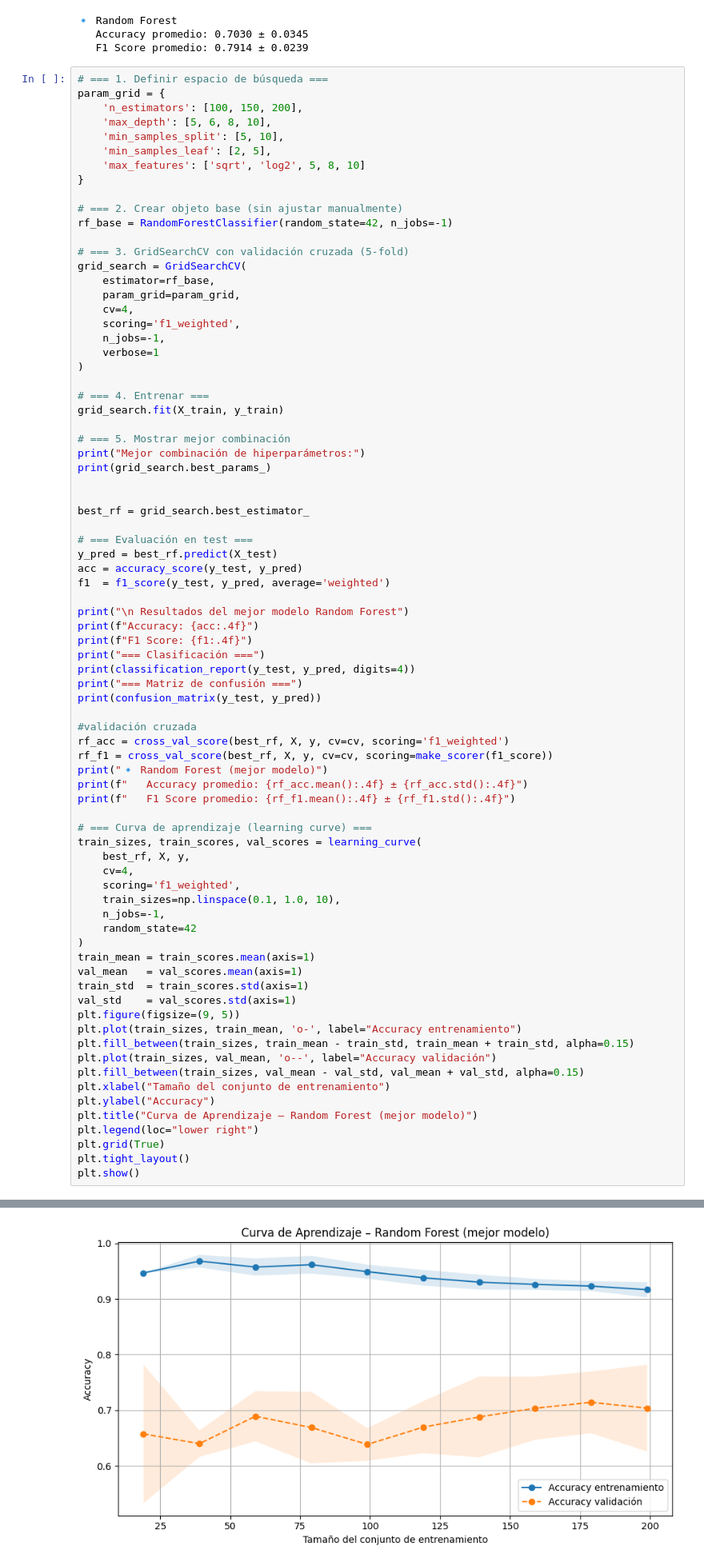
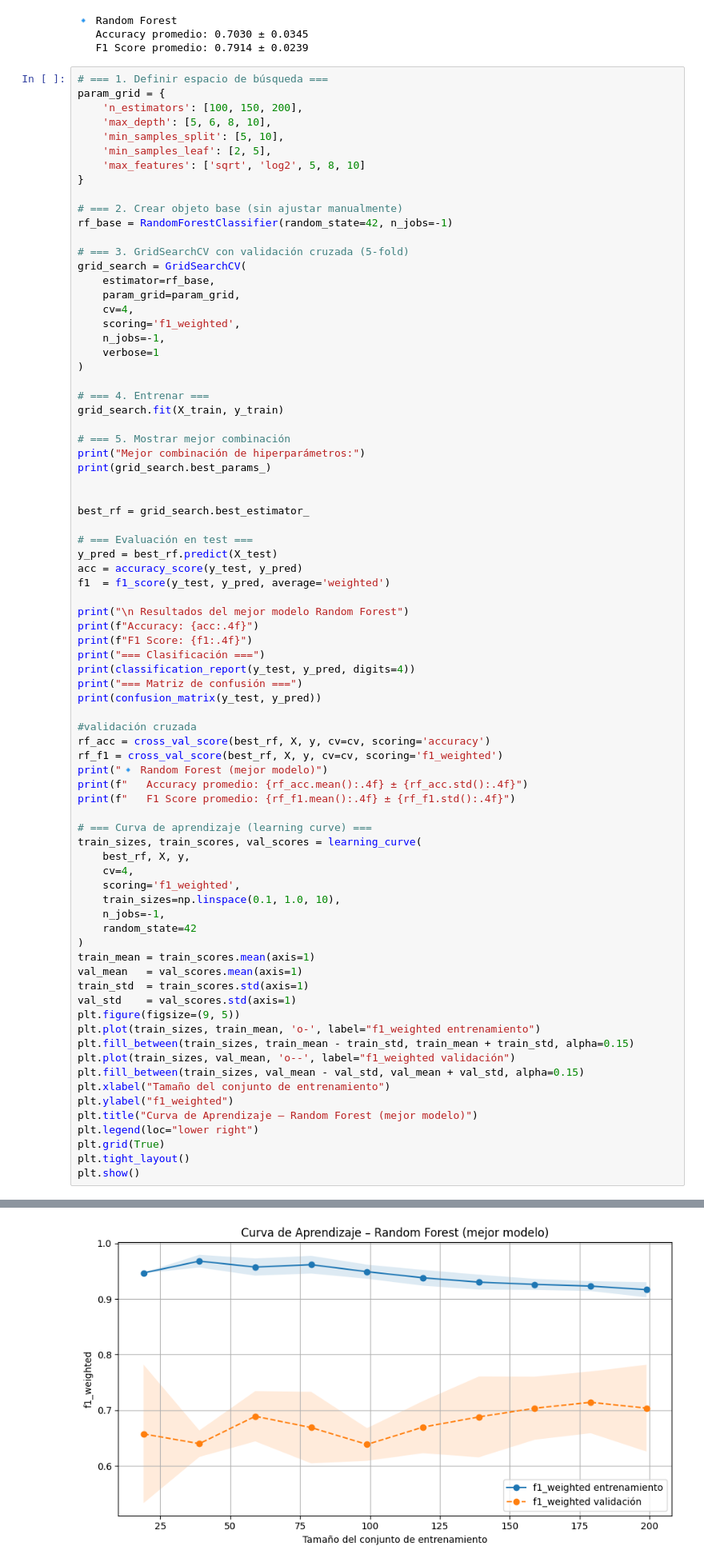
Before and after one commit to joseluis031/TFG_Tennis, a Jupyter notebook: prueba_copia3.ipynb, the cells around one changed output, grey strips where cells are left out. Shown at 80% size. Cells and saved outputs as stored; diff of their text form.

```diff
--- a/prueba_copia3.ipynb
+++ b/prueba_copia3.ipynb
@@ -1861,8 +1861,8 @@ print("=== Matriz de confusión ===")
 print(confusion_matrix(y_test, y_pred))
 
 #validación cruzada
-rf_acc = cross_val_score(best_rf, X, y, cv=cv, scoring='f1_weighted')
-rf_f1 = cross_val_score(best_rf, X, y, cv=cv, scoring=make_scorer(f1_score))
+rf_acc = cross_val_score(best_rf, X, y, cv=cv, scoring='accuracy')
+rf_f1 = cross_val_score(best_rf, X, y, cv=cv, scoring='f1_weighted')
 print("🔹 Random Forest (mejor modelo)")
 print(f"   Accuracy promedio: {rf_acc.mean():.4f} ± {rf_acc.std():.4f}")
 print(f"   F1 Score promedio: {rf_f1.mean():.4f} ± {rf_f1.std():.4f}")
@@ -1881,12 +1881,12 @@ val_mean   = val_scores.mean(axis=1)
 train_std  = train_scores.std(axis=1)
 val_std    = val_scores.std(axis=1)
 plt.figure(figsize=(9, 5))
-plt.plot(train_sizes, train_mean, 'o-', label="Accuracy entrenamiento")
+plt.plot(train_sizes, train_mean, 'o-', label="f1_weighted entrenamiento")
 plt.fill_between(train_sizes, train_mean - train_std, train_mean + train_std, alpha=0.15)
-plt.plot(train_sizes, val_mean, 'o--', label="Accuracy validación")
+plt.plot(train_sizes, val_mean, 'o--', label="f1_weighted validación")
 plt.fill_between(train_sizes, val_mean - val_std, val_mean + val_std, alpha=0.15)
 plt.xlabel("Tamaño del conjunto de entrenamiento")
-plt.ylabel("Accuracy")
+plt.ylabel("f1_weighted")
 plt.title("Curva de Aprendizaje – Random Forest (mejor modelo)")
 plt.legend(loc="lower right")
 plt.grid(True)
@@ -1913,4 +1913,4 @@ F1 Score: 0.7371
-[figure, old version]
+[figure, new version]
 # %%
 # === 1. Definir espacio de búsqueda ===
 param_grid = {
```
Also changed, not shown: parts of 4 cells of this notebook.
